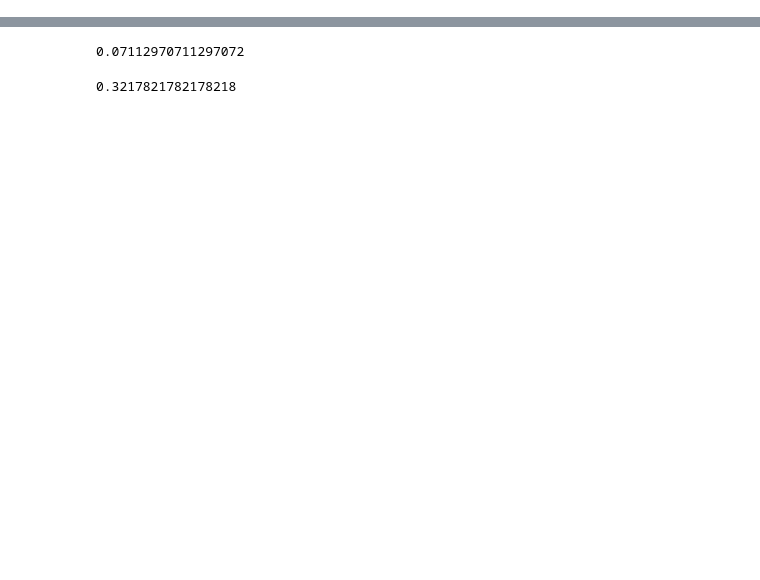
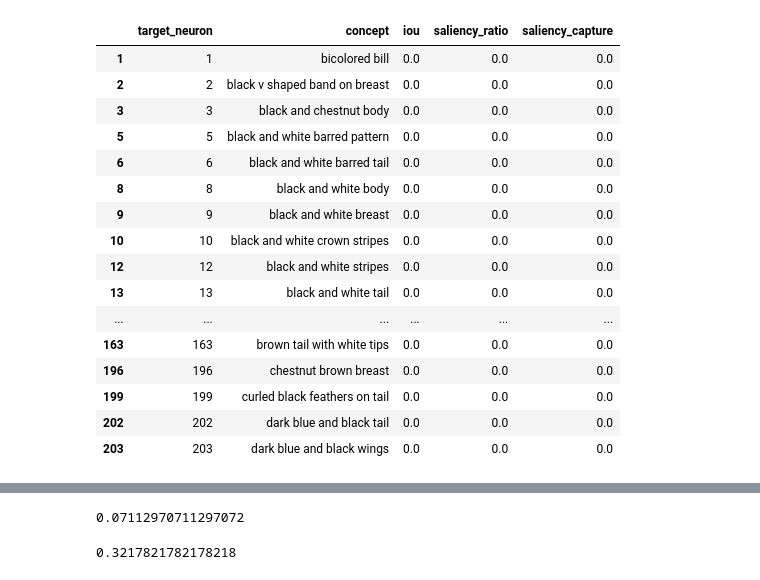
Before and after one commit to HenryXII/Faithful-CBM, a Jupyter notebook: evaluate_spatial.ipynb, the cells around one changed output, grey strips where cells are left out. Drawn from its saved outputs; the diff is of its cells as text; code cells hidden in the pictures; blank space fills up the shorter version.

```diff
--- a/evaluate_spatial.ipynb
+++ b/evaluate_spatial.ipynb
@@ -35,3 +36,23 @@ for df in [vlg_df]:
+# %%
+vlg_df[vlg_df["iou"]==0][:50]
+# %% [output]
+|  | target_neuron | concept | iou | saliency_ratio | saliency_capture |
+| 1 | 1 | bicolored bill | 0.0 | 0.0 | 0.0 |
+| 2 | 2 | black v shaped band on breast | 0.0 | 0.0 | 0.0 |
+| 3 | 3 | black and chestnut body | 0.0 | 0.0 | 0.0 |
+| 5 | 5 | black and white barred pattern | 0.0 | 0.0 | 0.0 |
+| 6 | 6 | black and white barred tail | 0.0 | 0.0 | 0.0 |
+| 8 | 8 | black and white body | 0.0 | 0.0 | 0.0 |
+| 9 | 9 | black and white breast | 0.0 | 0.0 | 0.0 |
+| 10 | 10 | black and white crown stripes | 0.0 | 0.0 | 0.0 |
+| 12 | 12 | black and white stripes | 0.0 | 0.0 | 0.0 |
+| 13 | 13 | black and white tail | 0.0 | 0.0 | 0.0 |
+| ... | ... | ... | ... | ... | ... |
+| 163 | 163 | brown tail with white tips | 0.0 | 0.0 | 0.0 |
+| 196 | 196 | chestnut brown breast | 0.0 | 0.0 | 0.0 |
+| 199 | 199 | curled black feathers on tail | 0.0 | 0.0 | 0.0 |
+| 202 | 202 | dark blue and black tail | 0.0 | 0.0 | 0.0 |
+| 203 | 203 | dark blue and black wings | 0.0 | 0.0 | 0.0 |
 # %%
 merged_df = pd.merge(vlg_df, lf_df, on='concept', how='inner', suffixes=('_vlg', '_lf'))
 # %%
```
Also changed, not shown: parts of 2 cells of this notebook, 6 other files.
